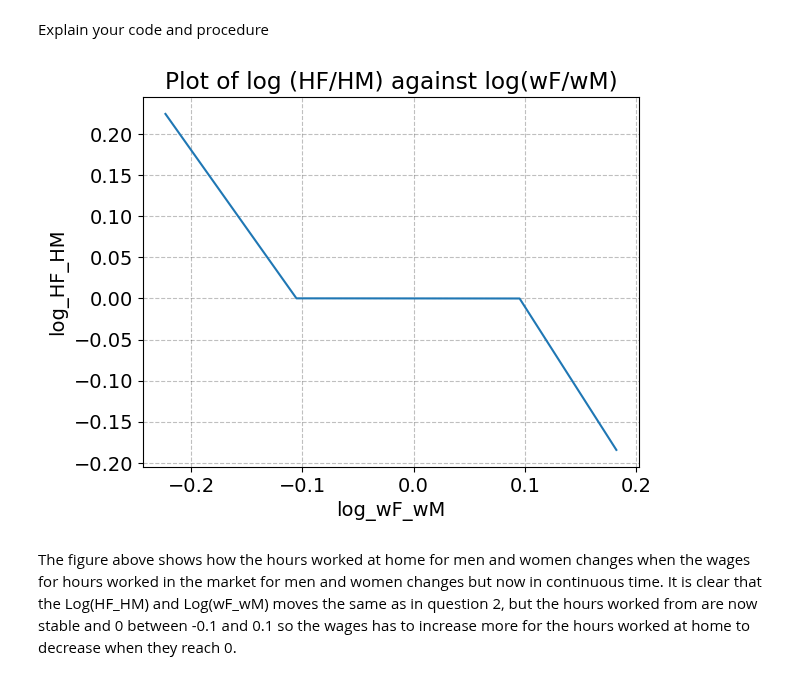
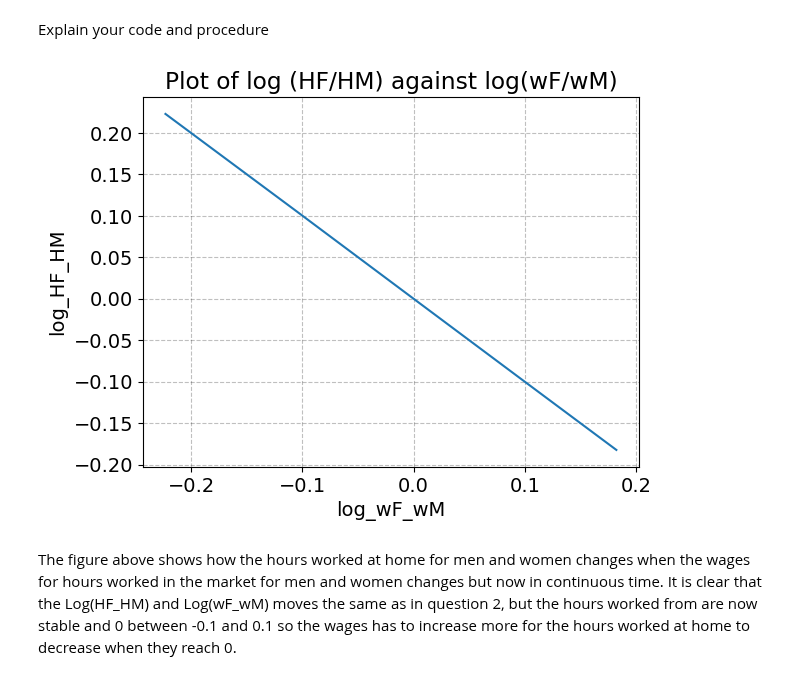
Before and after one commit to NumEconCopenhagen/projects-2023-frederikke-x2-og-sofie, a Jupyter notebook: inauguralproject/inauguralproject.ipynb, the cells around one changed output. Drawn from its saved outputs; the diff is of its cells as text; code cells hidden in the pictures.

```diff
--- a/inauguralproject/inauguralproject.ipynb
+++ b/inauguralproject/inauguralproject.ipynb
@@ -107,31 +141,23 @@ Explain your code and procedure
 # %%
 
 model3 = HouseholdSpecializationModelClass()
 
-log_wF_wM = []
-log_HF_HM = []
-wFs = [0.8, 0.9, 1.0, 1.1, 1.2]
-
-for wF in wFs:
-    model3.par.wF = wF
-    opt = model3.solve_cont()
-    log_wF_wM.append(np.log(model3.par.wF/model3.par.wM))
-    log_HF_HM.append(np.log(opt.HF/opt.HM))
-log_wF_wM, log_HF_HM
+model3.solve_wF_vec()
 
 # a. create the figure
 fig = plt.figure()
-
+log_wF_wM = np.log(model3.par.wF_vec)
+log_HF_HM = np.log(model3.sol.HF_vec / model3.sol.HM_vec)
 # b. plot
 ax = fig.add_subplot(1,1,1)
 
 ax.plot(log_wF_wM, log_HF_HM)
 
 ax.set_title('Plot of log (HF/HM) against log(wF/wM)')
 ax.set_ylabel('log_HF_HM')
 ax.set_xlabel('log_wF_wM');
 # %% [output]
-[figure, old version]
+[figure, new version]
 # %% [markdown]
 The figure above shows how the hours worked at home for men and women changes when the wages for hours worked in the market for men and women changes but now in continuous time. It is clear that the Log(HF_HM) and Log(wF_wM) moves the same as in question 2, but the hours worked from are now stable and 0 between -0.1 and 0.1 so the wages has to increase more for the hours worked at home to decrease when they reach 0.
 # %% [markdown]
```
Also changed, not shown: parts of 11 cells of this notebook.
